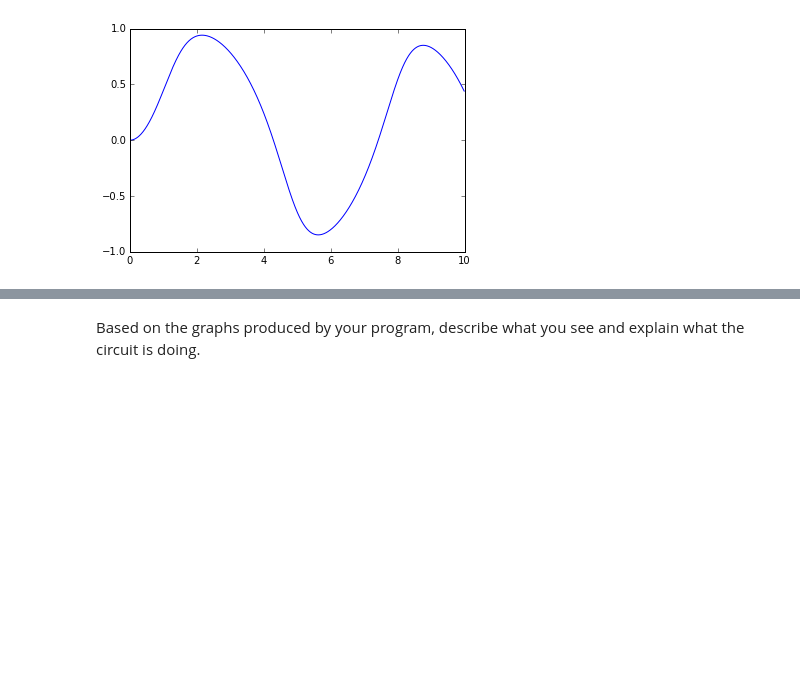
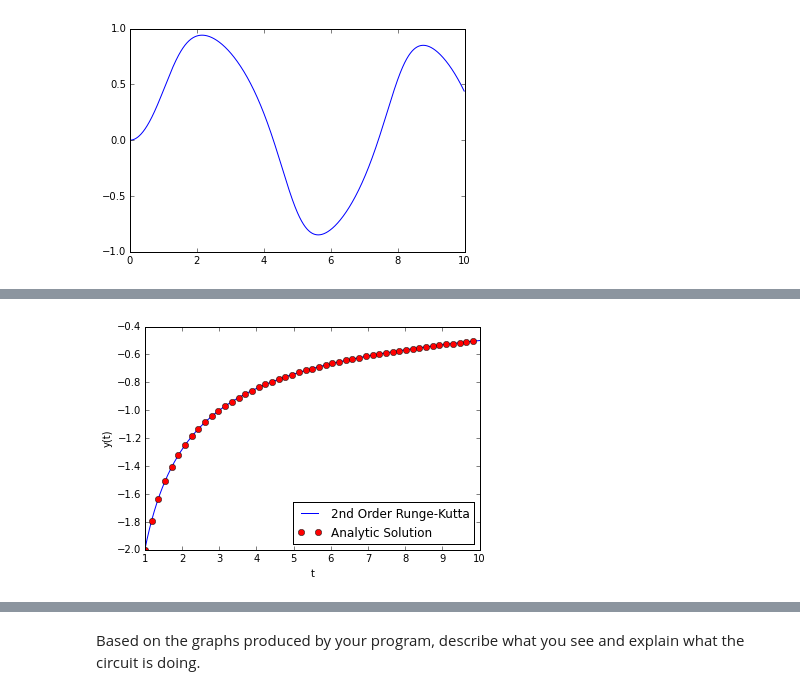
Before and after one commit to Ashardalon125/Weekly-Sessions_partII, a Jupyter notebook: Weekly_Session_9.ipynb, the cells around one changed output, grey strips where cells are left out. Saved outputs shown, nothing was run; the diff lists cells and outputs as text; code cells hidden in the pictures; blank space fills up the shorter version.

```diff
--- a/Weekly_Session_9.ipynb
+++ b/Weekly_Session_9.ipynb
@@ -222,0 +323,12 @@ Do you have any first-order differential equations with known solutions you can
+# %%
+x,y = solve(singleOrder,initialvalue,(a,b),N,order=2)
+
+plt.plot(y,x, label = "2nd Order Runge-Kutta")
+plt.plot(t, y2, 'ro', markevery=20, label = "Analytic Solution")
+plt.legend(loc = 'best')
+plt.xlabel("t")
+plt.ylabel("y(t)")
+
+plt.show()
+# %% [output]
+[figure, added]
```
Also changed, not shown: parts of 28 cells of this notebook.
